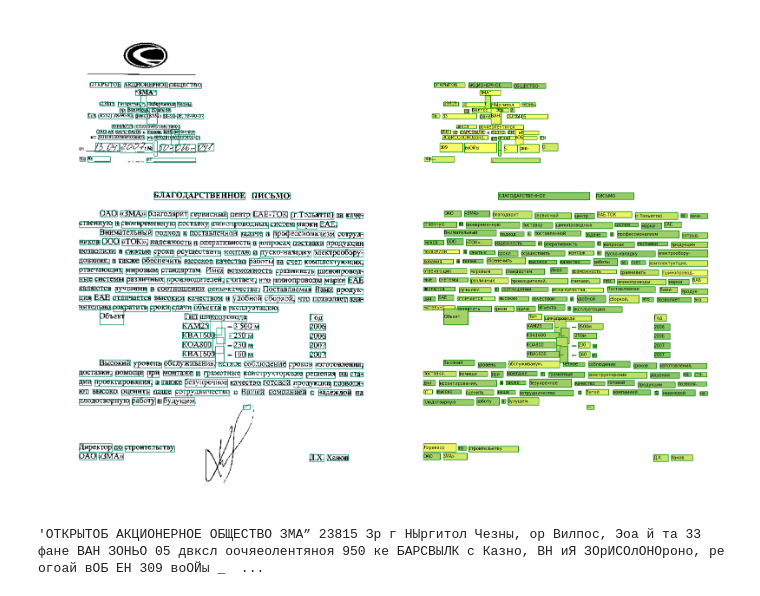
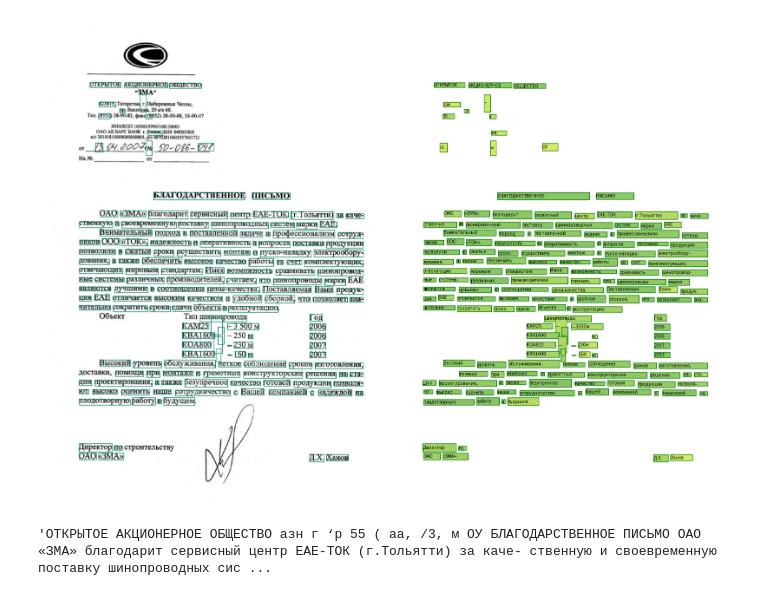
Before and after one commit to dimkablin/carrotOCR, a Jupyter notebook: notebooks/pipeline-pytesseract-example.ipynb, the cells around one changed output. Drawn from its saved outputs; the diff is of its cells as text; code cells hidden in the pictures.

```diff
--- a/notebooks/pipeline-pytesseract-example.ipynb
+++ b/notebooks/pipeline-pytesseract-example.ipynb
@@ -19,7 +19,7 @@ def preprocessing(image):
 
     return image
 
-image0 = preprocessing(image0)
+#image0 = preprocessing(image0)
 
 show(image0)
 # %% [output]
@@ -33,12 +29,12 @@ from src.models.ocr import OCRModelFactory
 
 model = OCRModelFactory.create("pytesseract")
 # %%
-outputs = model(image0)
+outputs = model([image0])
 # %%
-result2show(image0, outputs)
+result2show(image0, outputs[0])
 # %% [output]
-[figure, old version]
+[figure, new version]
 # %%
-' '.join(outputs['rec_texts'])
+' '.join(outputs[0]['rec_texts'])
 # %% [output]
-'ОТКРЫТОБ АКЦИОНЕРНОЕ ОБЩЕСТВО ЗМА” 23815 Зр г НЫргитол Чезны, ор Вилпос, Эоа й та 33 фане ВАН ЗОНЬО 05 двксл оочяеолентяноя 950 ке БАРСВЫЛК с Казно, ВН иЯ ЗОрИСОлОНОроно, ре огоай вОБ ЕН 309 воОЙы _  ...
+'ОТКРЫТОЕ АКЦИОНЕРНОЕ ОБЩЕСТВО азн г ‘р 55 ( аа, /3, м ОУ БЛАГОДАРСТВЕННОЕ ПИСЬМО ОАО «ЗМА» благодарит сервисный центр ЕАЕ-ТОК (г.Тольятти) за каче- ственную и своевременную поставку шинопроводных сис ...
```
Also changed, not shown: parts of 2 cells of this notebook, 3 other files.
